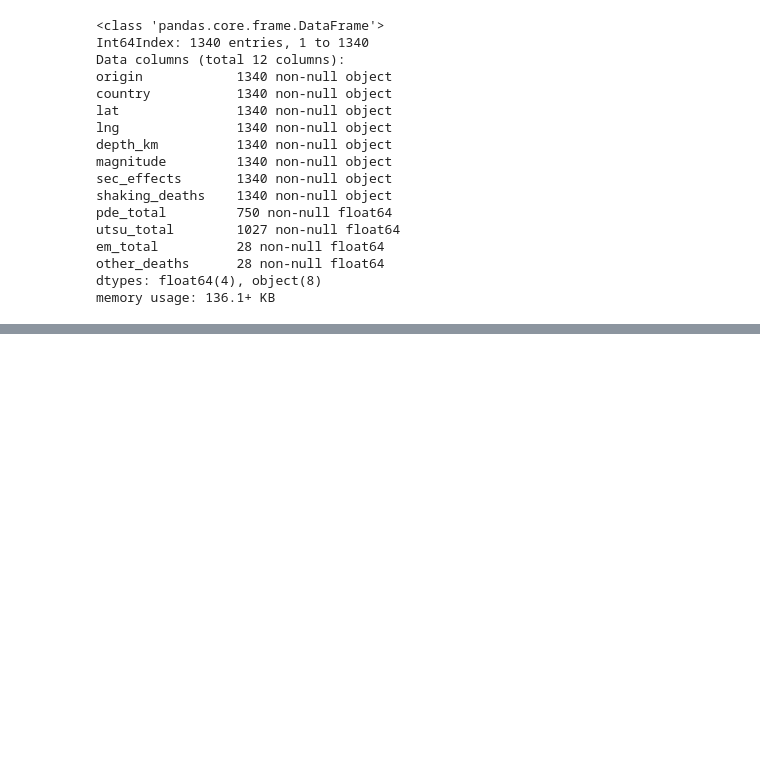
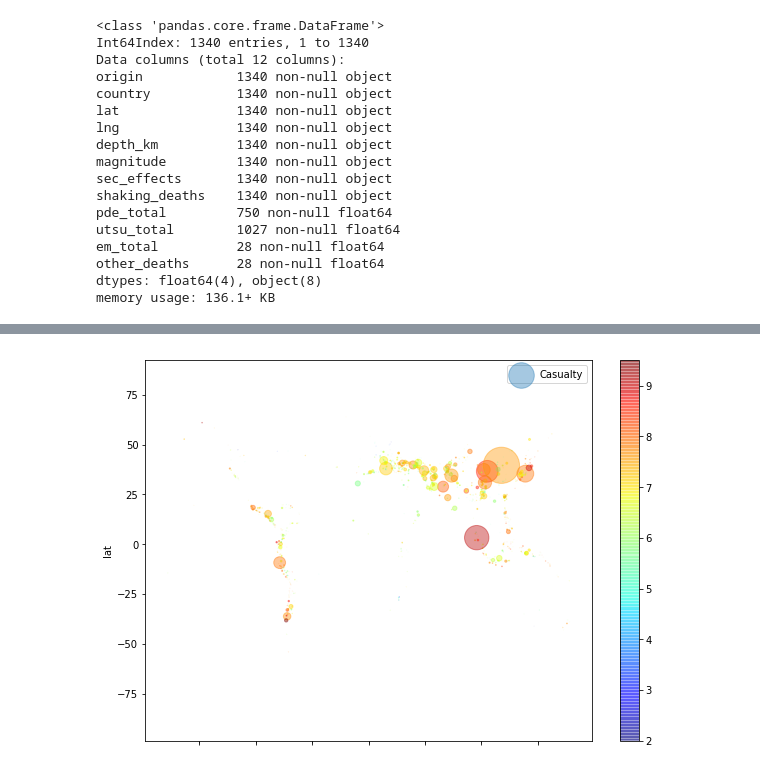
Before and after one commit to shrutijalewar/data-question-3-xtreme-united, a Jupyter notebook: dq-3.ipynb, the cells around one changed output, grey strips where cells are left out. Drawn from its saved outputs; the diff is of its cells as text; code cells hidden in the pictures; blank space fills up the shorter version.

```diff
--- a/dq-3.ipynb
+++ b/dq-3.ipynb
@@ -207,3 +194,5 @@ eq_df.tail(11)
 | 1338 | 2011-04-07 14:32 | Japan | 38.2 | 140.0 | 66.0 | 7.1 |  |  | NaN | ... |
 | 1339 | 2011-09-18 12:40 | India | 27.723 | 88.064 | 19.7 | 6.9 | L |  | NaN | ... |
 | 1340 | 2011-09-23 10:41 | Turkey | 38.6 | 43.5 | 7.2 | 7.1 |  |  | NaN | ... |
+# %%
+eq_df['country'] = eq_df['country'].str.strip()
@@ -209,0 +406,11 @@ eq_df.tail(11)
+# %%
+eq_df[eq_df['lat']==''] = np.nan
+eq_df[eq_df['lng']==''] = np.nan
+# eq_df[eq_df['deaths']==''] = np.nan
+
+eq1= eq_df.dropna(subset=['lat','lng','deaths'])
+eq1['lat'] = pd.to_numeric(eq1['lat'], errors='coerce')
+eq1['lng'] = pd.to_numeric(eq1['lng'], errors='coerce')
+eq1['deaths'] = pd.to_numeric(eq1['deaths'], errors='coerce')
+eq1['magnitude'] = pd.to_numeric(eq1['magnitude'], errors='coerce')
+eq1.info()
@@ -209,0 +468,23 @@ eq_df.tail(11)
+# %%
+eq1.plot(kind="scatter", x="lng", y="lat",
+    s=eq1['deaths']/500, label="Casualty",
+    c=eq1['magnitude'], cmap=plt.get_cmap("jet"),
+    colorbar=True, alpha=0.4, figsize=(10,7),
+)
+
+plt.title = 'Earthquakes of the World'
+
+plt.xlabel = 'Longitude'
+plt.ylabel = 'Latitude'
+plt.ylim(-98.682256500000037, 92.327386500000031)
+plt.xlim(-197.99999999999997, +198.00000000000014)
+# lng = eq1['lng']
+# tick_values = np.linspace(lng.min(), lng.max(), 11)
+# # cbar = plt.colorbar()
+# plt.set_yticklabels([tick_values], fontsize=14)
+# cbar.set_label('EarthQuake Magnitude', fontsize=14)
+
+plt.legend()
+plt.show()
+# %% [output]
+[figure, added]
```
Also changed, not shown: parts of 26 cells of this notebook.
